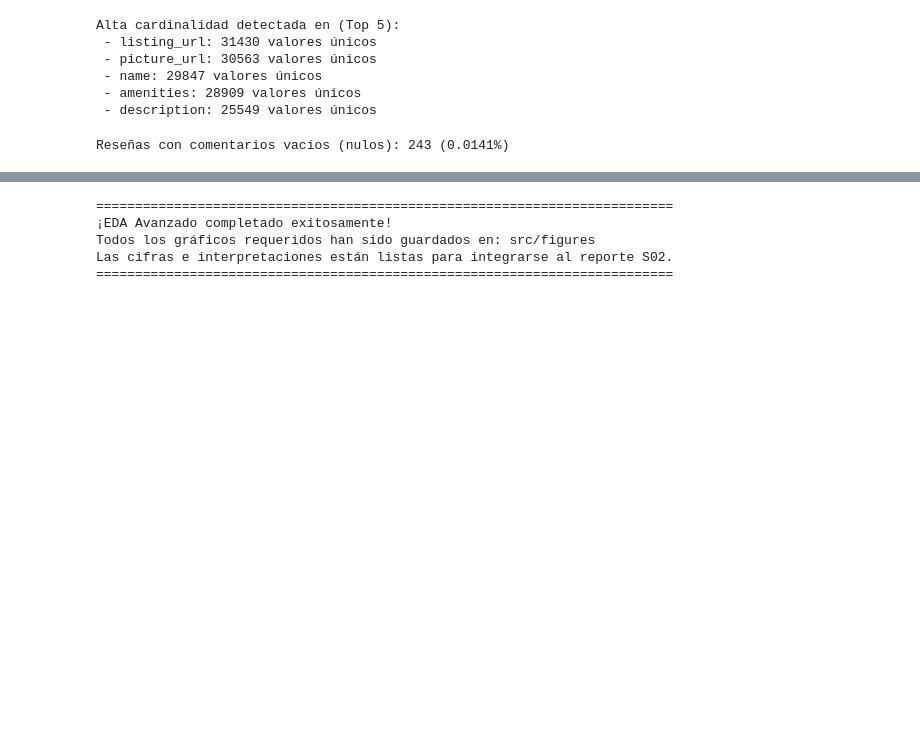
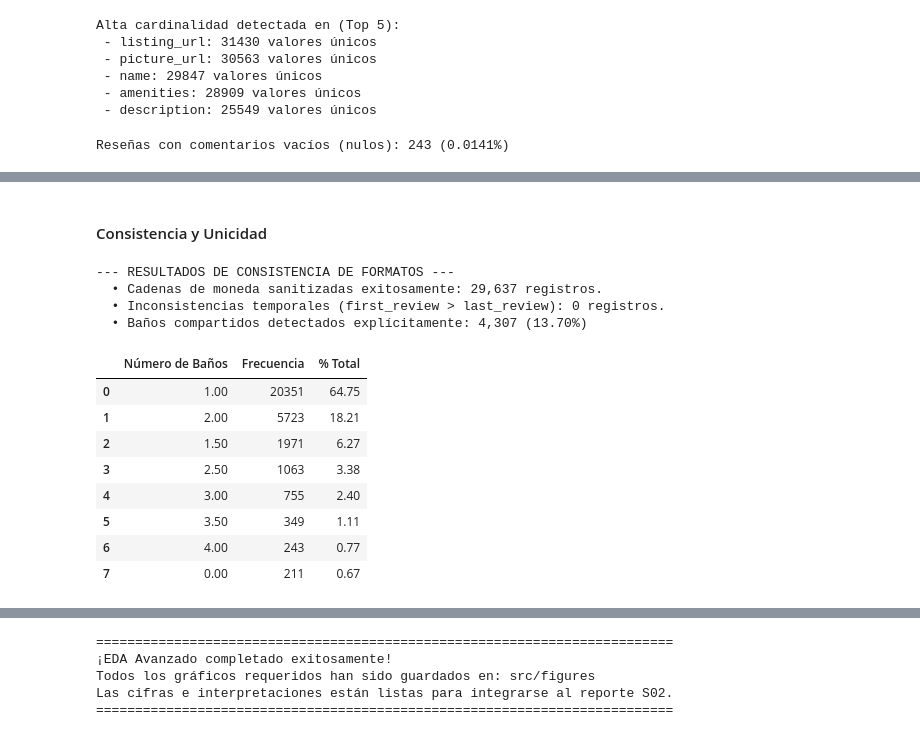
Before and after one commit to josenomberto/UTEC-CDIAV3-MCD8015, a Jupyter notebook: src/01_eda.ipynb, the cells around one changed output, grey strips where cells are left out. Saved outputs shown, nothing was run; the diff lists cells and outputs as text; code cells hidden in the pictures; blank space fills up the shorter version.

```diff
--- a/src/01_eda.ipynb
+++ b/src/01_eda.ipynb
@@ -550,0 +666,46 @@ Reseñas con comentarios vacíos (nulos): 243 (0.0141%)
+# %% [markdown]
+#### Consistencia y Unicidad
+# %%
+# ==============================================================================
+# 4. AUDITORÍA DE CONSISTENCIA Y SANITIZACIÓN DE FORMATOS
+# ==============================================================================
+def audit_bathrooms(text):
+    if pd.isna(text): return np.nan, 0
+    t = str(text).lower()
+    is_shared = 1 if 'shared' in t else 0
+    if 'half' in t:
+        return 0.5, is_shared
+    match = re.search(r'([\d.]+)', t)
+    return (float(match.group(1)) if match else np.nan), is_shared
+
+bath_results = df_listings['bathrooms_text'].apply(audit_bathrooms)
+df_listings['bathrooms_num'] = [r[0] for r in bath_results]
+df_listings['is_shared_bath'] = [r[1] for r in bath_results]
+
+# Coherencia Temporal (first_review <= last_review)
+has_revs = df_listings['first_review'].notnull() & df_listings['last_review'].notnull()
+dt_first = pd.to_datetime(df_listings.loc[has_revs, 'first_review'])
+dt_last = pd.to_datetime(df_listings.loc[has_revs, 'last_review'])
+temporal_inconsistencies = (dt_first > dt_last).sum()
+
+print("--- RESULTADOS DE CONSISTENCIA DE FORMATOS ---")
+print(f"  • Cadenas de moneda sanitizadas exitosamente: {df_listings['price_clean'].notnull().sum():,} registros.")
+print(f"  • Inconsistencias temporales (first_review > last_review): {temporal_inconsistencies} registros.")
+print(f"  • Baños compartidos detectados explícitamente: {df_listings['is_shared_bath'].sum():,} ({df_listings['is_shared_bath'].mean():.2%})")
+
+bath_counts = df_listings['bathrooms_num'].value_counts(dropna=False).head(8)
+display(pd.DataFrame({'Número de Baños': bath_counts.index, 'Frecuencia': bath_counts.values, '% Total': (bath_counts.values/len(df_listings))*100}))
+# %% [output]
+--- RESULTADOS DE CONSISTENCIA DE FORMATOS ---
+  • Cadenas de moneda sanitizadas exitosamente: 29,637 registros.
+  • Inconsistencias temporales (first_review > last_review): 0 registros.
+  • Baños compartidos detectados explícitamente: 4,307 (13.70%)
+|  | Número de Baños | Frecuencia | % Total |
+| 0 | 1.00 | 20351 | 64.75 |
+| 1 | 2.00 | 5723 | 18.21 |
+| 2 | 1.50 | 1971 | 6.27 |
+| 3 | 2.50 | 1063 | 3.38 |
+| 4 | 3.00 | 755 | 2.40 |
+| 5 | 3.50 | 349 | 1.11 |
+| 6 | 4.00 | 243 | 0.77 |
+| 7 | 0.00 | 211 | 0.67 |
```
Also changed, not shown: parts of 11 cells of this notebook.
